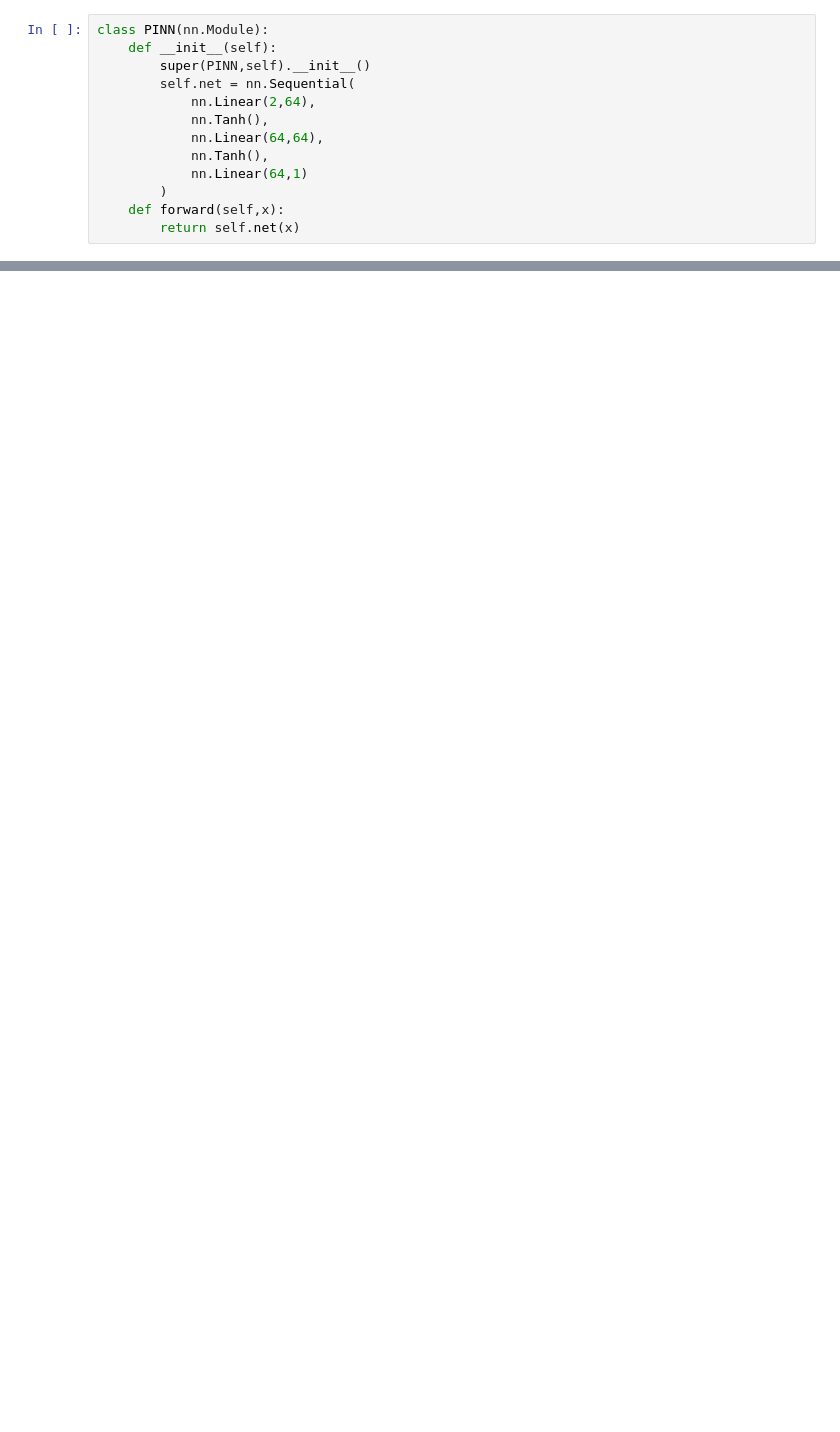
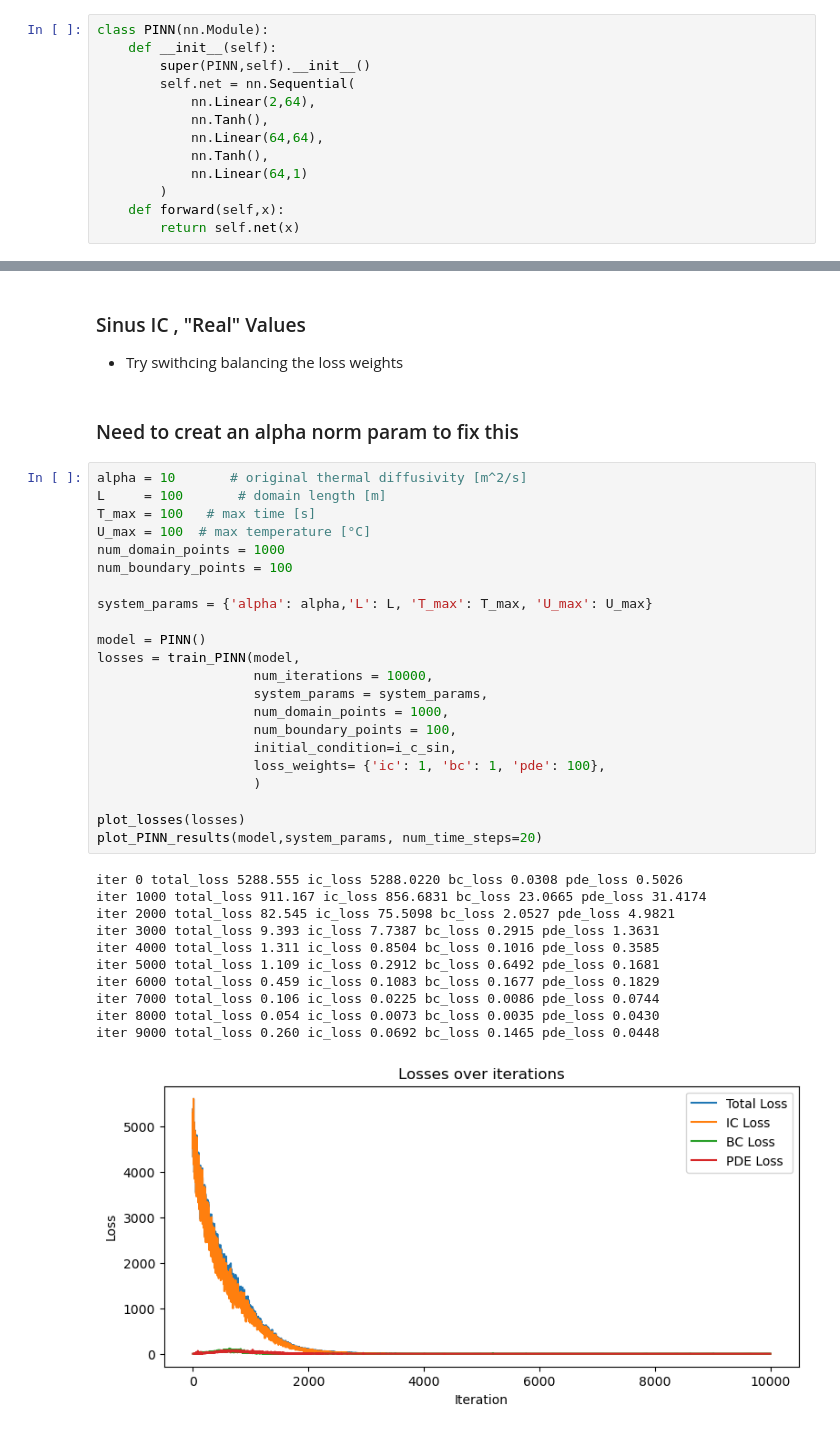
Before and after one commit to imriaharoni/PINN_Workshop, a Jupyter notebook: PINN_1D_Heat_Eq_Workshop_V2.ipynb, the cells around one changed output, grey strips where cells are left out. Saved outputs shown, nothing was run; the diff lists cells and outputs as text; blank space fills up the shorter version.

```diff
--- a/PINN_1D_Heat_Eq_Workshop_V2.ipynb
+++ b/PINN_1D_Heat_Eq_Workshop_V2.ipynb
@@ -281,0 +338,39 @@ plt.show()
+# %% [markdown]
+### Sinus IC , "Real" Values
+- Try swithcing balancing the loss weights
+# %% [markdown]
+### Need to creat an alpha norm param to fix this ###
+# %%
+alpha = 10       # original thermal diffusivity [m^2/s]
+L     = 100       # domain length [m]
+T_max = 100   # max time [s]
+U_max = 100  # max temperature [°C]
+num_domain_points = 1000
+num_boundary_points = 100
+
+system_params = {'alpha': alpha,'L': L, 'T_max': T_max, 'U_max': U_max}
+
+model = PINN()
+losses = train_PINN(model,
+                    num_iterations = 10000,
+                    system_params = system_params,
+                    num_domain_points = 1000,
+                    num_boundary_points = 100,
+                    initial_condition=i_c_sin,
+                    loss_weights= {'ic': 1, 'bc': 1, 'pde': 100},
+                    )
+
+plot_losses(losses)
+plot_PINN_results(model,system_params, num_time_steps=20)
+# %% [output]
+iter 0 total_loss 5288.555 ic_loss 5288.0220 bc_loss 0.0308 pde_loss 0.5026
+iter 1000 total_loss 911.167 ic_loss 856.6831 bc_loss 23.0665 pde_loss 31.4174
+iter 2000 total_loss 82.545 ic_loss 75.5098 bc_loss 2.0527 pde_loss 4.9821
+iter 3000 total_loss 9.393 ic_loss 7.7387 bc_loss 0.2915 pde_loss 1.3631
+iter 4000 total_loss 1.311 ic_loss 0.8504 bc_loss 0.1016 pde_loss 0.3585
+iter 5000 total_loss 1.109 ic_loss 0.2912 bc_loss 0.6492 pde_loss 0.1681
+iter 6000 total_loss 0.459 ic_loss 0.1083 bc_loss 0.1677 pde_loss 0.1829
+iter 7000 total_loss 0.106 ic_loss 0.0225 bc_loss 0.0086 pde_loss 0.0744
+iter 8000 total_loss 0.054 ic_loss 0.0073 bc_loss 0.0035 pde_loss 0.0430
+iter 9000 total_loss 0.260 ic_loss 0.0692 bc_loss 0.1465 pde_loss 0.0448
+[figure, added]
```
Also changed, not shown: parts of 24 cells of this notebook, 1 other file.
